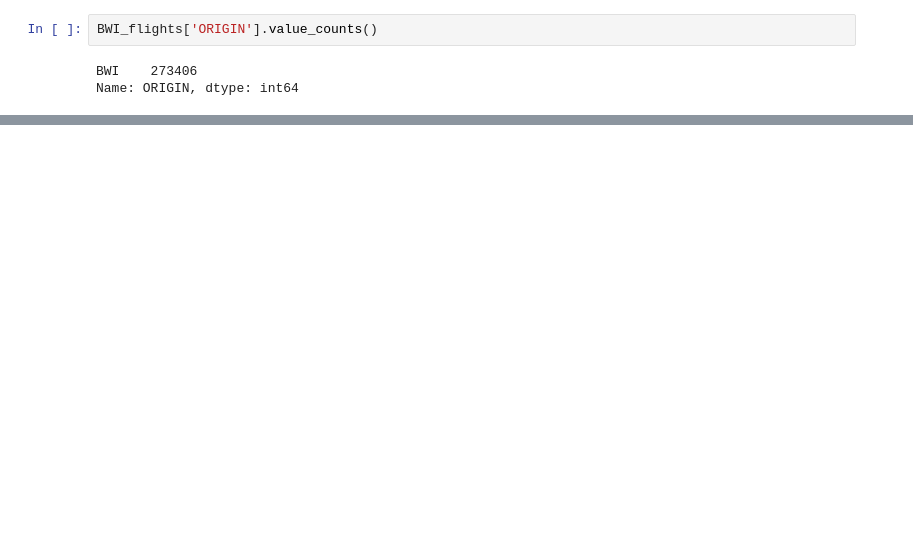
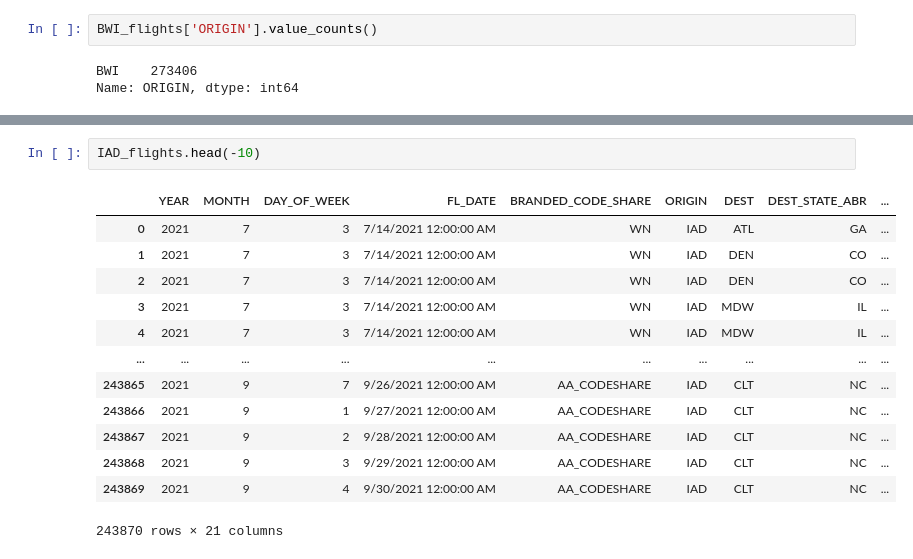
Before and after one commit to camilabatres/Airport_Analysis, a Jupyter notebook: Cleaning/cleaning_flight_data.ipynb, the cells around one changed output, grey strips where cells are left out. Cells and saved outputs as stored; diff of their text form; blank space fills up the shorter version.

```diff
--- a/Cleaning/cleaning_flight_data.ipynb
+++ b/Cleaning/cleaning_flight_data.ipynb
@@ -153,0 +150,16 @@ IAD_flights.head()
+# %%
+IAD_flights.head(-10)
+# %% [output]
+|  | YEAR | MONTH | DAY_OF_WEEK | FL_DATE | BRANDED_CODE_SHARE | ORIGIN | DEST | DEST_STATE_ABR | ... |
+| 0 | 2021 | 7 | 3 | 7/14/2021 12:00:00 AM | WN | IAD | ATL | GA | ... |
+| 1 | 2021 | 7 | 3 | 7/14/2021 12:00:00 AM | WN | IAD | DEN | CO | ... |
+| 2 | 2021 | 7 | 3 | 7/14/2021 12:00:00 AM | WN | IAD | DEN | CO | ... |
+| 3 | 2021 | 7 | 3 | 7/14/2021 12:00:00 AM | WN | IAD | MDW | IL | ... |
+| 4 | 2021 | 7 | 3 | 7/14/2021 12:00:00 AM | WN | IAD | MDW | IL | ... |
+| ... | ... | ... | ... | ... | ... | ... | ... | ... | ... |
+| 243865 | 2021 | 9 | 7 | 9/26/2021 12:00:00 AM | AA_CODESHARE | IAD | CLT | NC | ... |
+| 243866 | 2021 | 9 | 1 | 9/27/2021 12:00:00 AM | AA_CODESHARE | IAD | CLT | NC | ... |
+| 243867 | 2021 | 9 | 2 | 9/28/2021 12:00:00 AM | AA_CODESHARE | IAD | CLT | NC | ... |
+| 243868 | 2021 | 9 | 3 | 9/29/2021 12:00:00 AM | AA_CODESHARE | IAD | CLT | NC | ... |
+| 243869 | 2021 | 9 | 4 | 9/30/2021 12:00:00 AM | AA_CODESHARE | IAD | CLT | NC | ... |
+243870 rows × 21 columns
```
Also changed, not shown: parts of 17 cells of this notebook, 5 other files.
